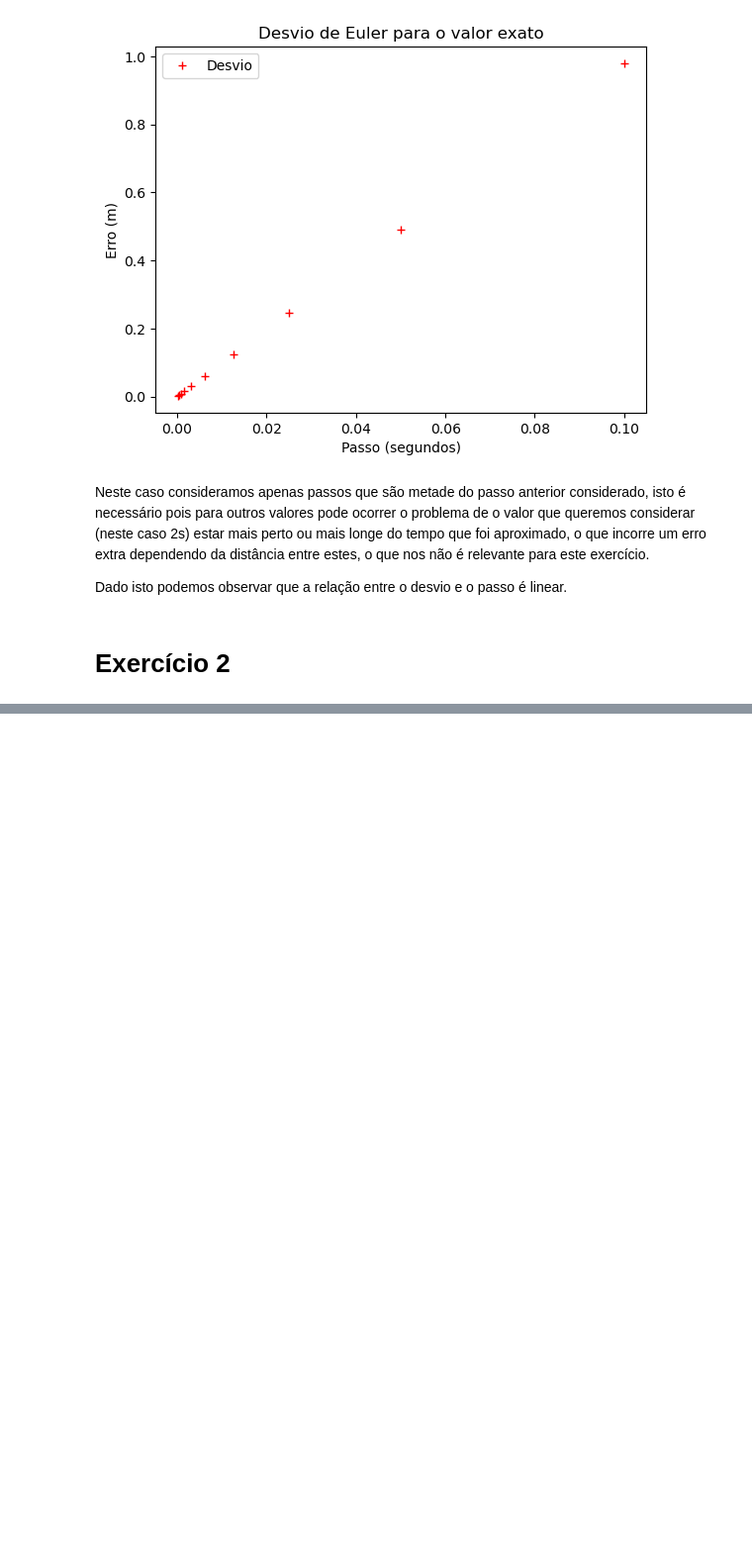
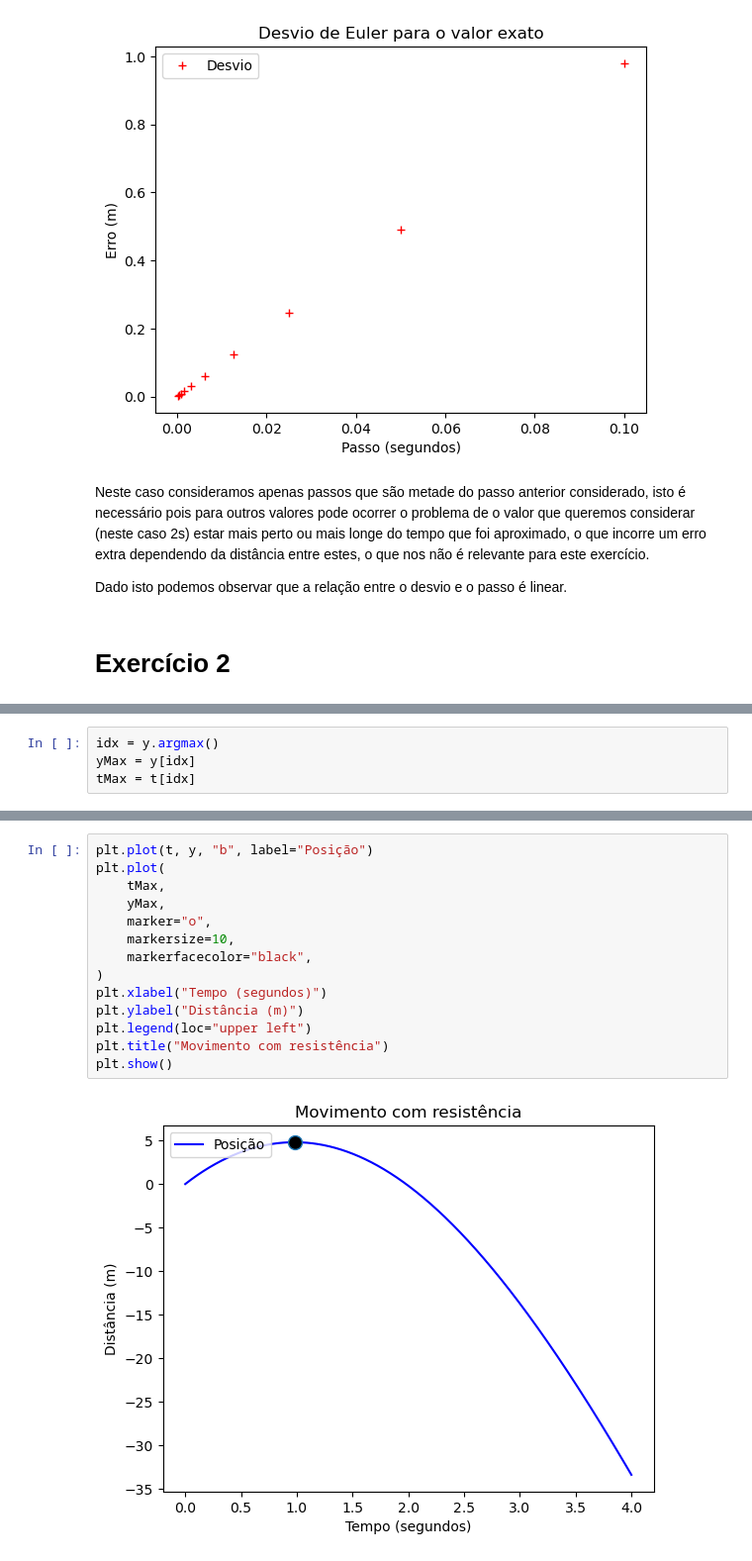
Before and after one commit to JCapucho/universidade, a Jupyter notebook: MSF/aula04/guião.ipynb, the cells around one changed output, grey strips where cells are left out. Shown at 99% size. Cells and saved outputs as stored; diff of their text form; blank space fills up the shorter version.

```diff
--- a/MSF/aula04/guião.ipynb
+++ b/MSF/aula04/guião.ipynb
@@ -347,0 +414,4 @@ $$
+# %%
+idx = y.argmax()
+yMax = y[idx]
+tMax = t[idx]
@@ -347,0 +424,16 @@ $$
+# %%
+plt.plot(t, y, "b", label="Posição")
+plt.plot(
+    tMax,
+    yMax,
+    marker="o",
+    markersize=10,
+    markerfacecolor="black",
+)
+plt.xlabel("Tempo (segundos)")
+plt.ylabel("Distância (m)")
+plt.legend(loc="upper left")
+plt.title("Movimento com resistência")
+plt.show()
+# %% [output]
+[figure, added]
```
Also changed, not shown: parts of 9 cells of this notebook, 1 other file.
